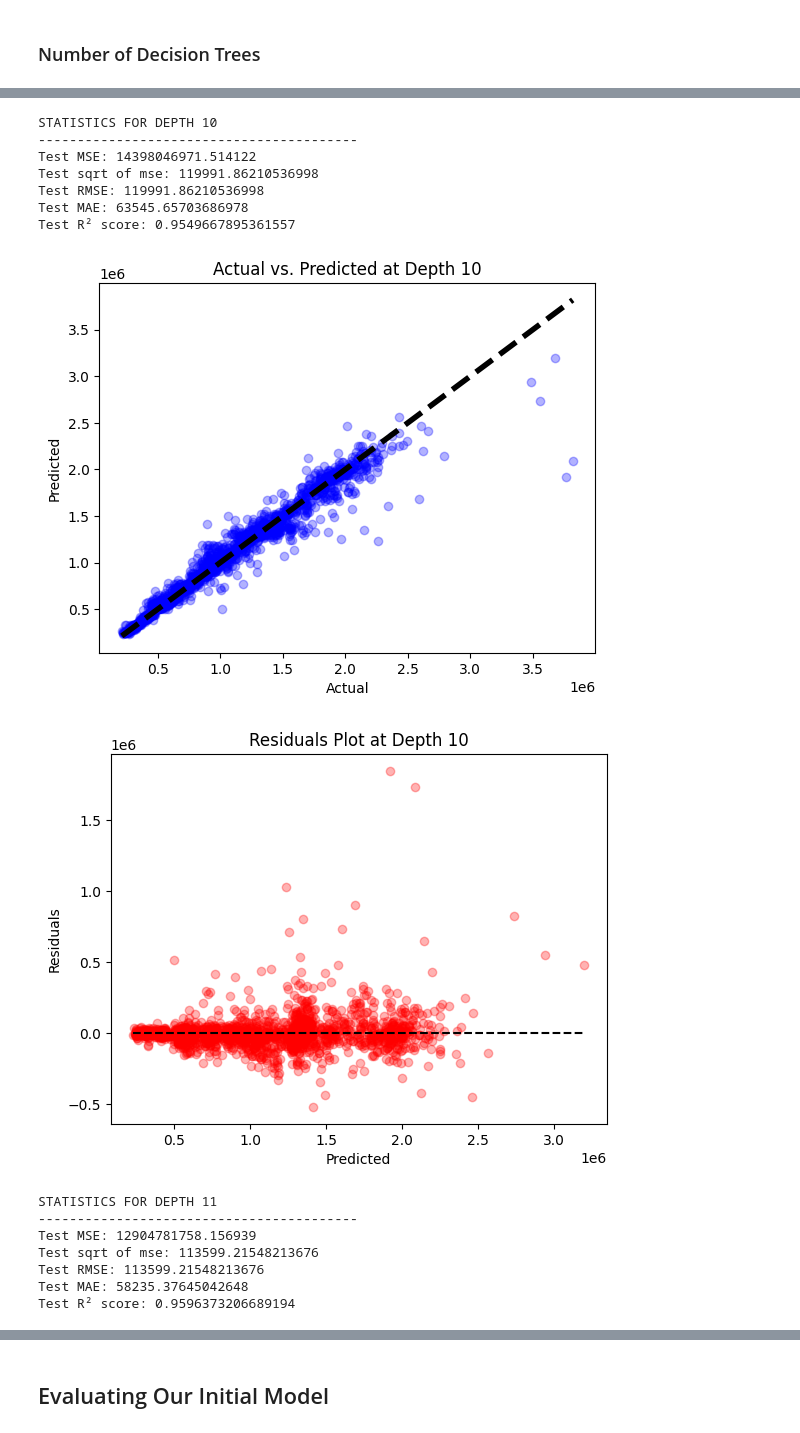
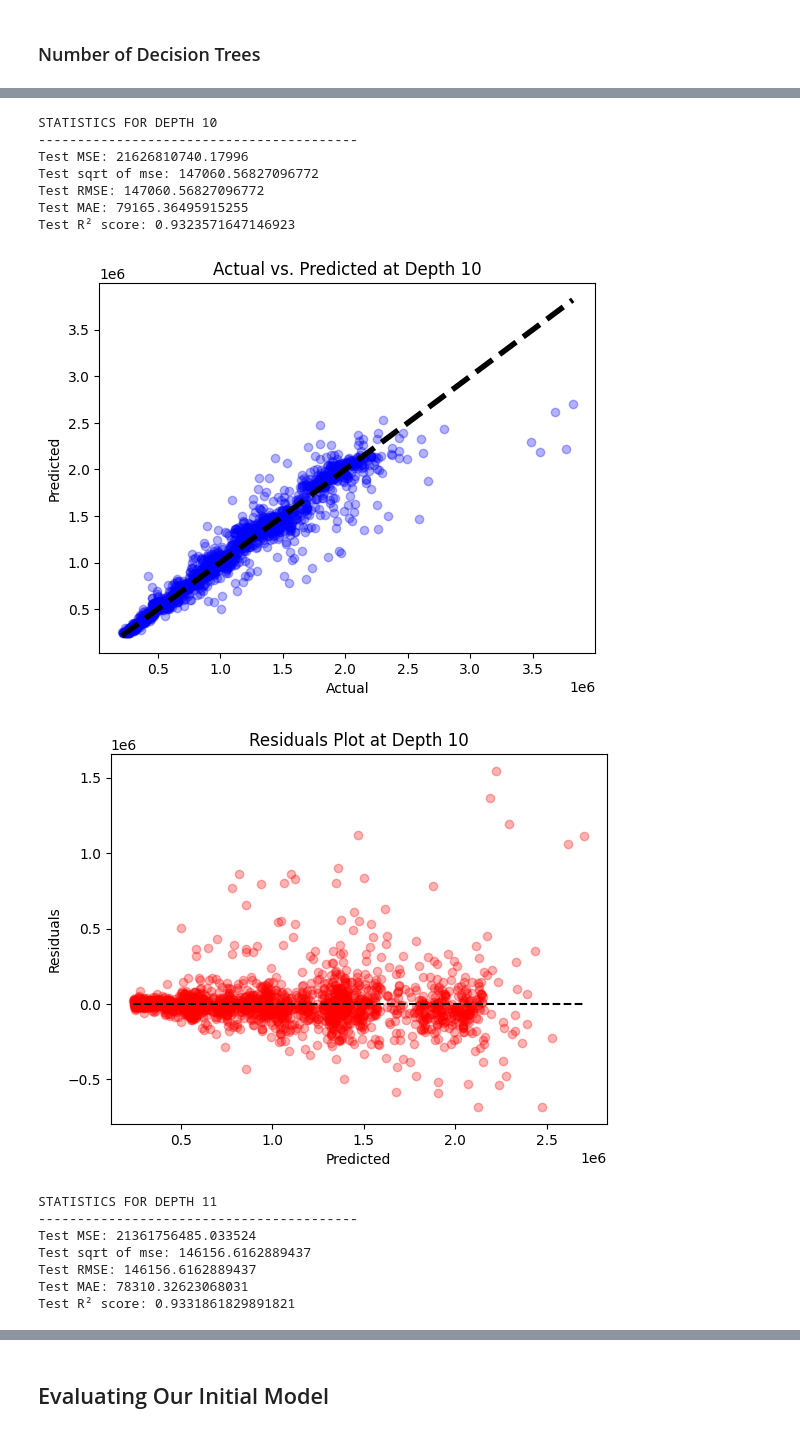
Before and after one commit to ChrisPerezLebron/CMSC320Project, a Jupyter notebook: main.ipynb, the cells around one changed output, grey strips where cells are left out. Cells and saved outputs as stored; diff of their text form; code cells hidden in the pictures.

```diff
--- a/main.ipynb
+++ b/main.ipynb
@@ -908,15 +924,15 @@ k_folds = 5
 skf = KFold(n_splits=k_folds, shuffle=True, random_state=42)
 
 # Decide the best degree for our data
-for k in range(3):
+for k in range(-1, 8):
 
-    if k == 0:
+    if k == -1:
         model = DecisionTreeRegressor()
         score = cross_val_score(model, X_train, y_train, cv=skf, scoring='r2')
         print("Decision Tree Regressor R^2 Val: " + str(score.mean()))
         print("-----------------------------------------------------")
         continue
-    if k == 1:
+    if k == 0:
         model = RandomForestRegressor()
         score = cross_val_score(model, X_train, y_train, cv=skf, scoring='r2')
         print("Random Forest Regressor R^2 Val: " + str(score.mean()))
@@ -1026,16 +1067,16 @@ It seems like increasing the number of decision trees doesn't have an appreciabl
 # %%
 # Splitting the dataset into training, validation, and test sets
 X_train, X_test, y_train, y_test = train_test_split(X, y, test_size=0.3, random_state=42)
-X_train, X_validation, y_train, y_validation = train_test_split(X_test, y_test, test_size=0.3, random_state=42)
+
 
 # Assuming the best depth found is between 8 to 12.
 
 # Digging down to find the best depth
 for i in range(8, 13):
-    best_depth = i
 
-    # Create the model with the specified depth
-    model = RandomForestRegressor(max_depth=best_depth, n_estimators=numTrees)
+
+    # Create the model with i depth and default number of trees
+    model = RandomForestRegressor(max_depth=i)
     model.fit(X_train, y_train)  # Train model on the initial training set
 
     # Predict the test set
@@ -1095,16 +1136,16 @@ Test R² score: 0.9468736508070797
 STATISTICS FOR DEPTH 10
 -----------------------------------------
-Test MSE: 14398046971.514122
-Test sqrt of mse: 119991.86210536998
-Test RMSE: 119991.86210536998
-Test MAE: 63545.65703686978
-Test R² score: 0.9549667895361557
+Test MSE: 21626810740.17996
+Test sqrt of mse: 147060.56827096772
+Test RMSE: 147060.56827096772
+Test MAE: 79165.36495915255
+Test R² score: 0.9323571647146923
-[figure, old version]
+[figure, new version]
-[figure, old version]
+[figure, new version]
 STATISTICS FOR DEPTH 11
 -----------------------------------------
-Test MSE: 12904781758.156939
-Test sqrt of mse: 113599.21548213676
-Test RMSE: 113599.21548213676
-Test MAE: 58235.37645042648
-Test R² score: 0.9596373206689194
+Test MSE: 21361756485.033524
+Test sqrt of mse: 146156.6162889437
+Test RMSE: 146156.6162889437
+Test MAE: 78310.32623068031
+Test R² score: 0.9331861829891821
```
Also changed, not shown: parts of 20 cells of this notebook.
